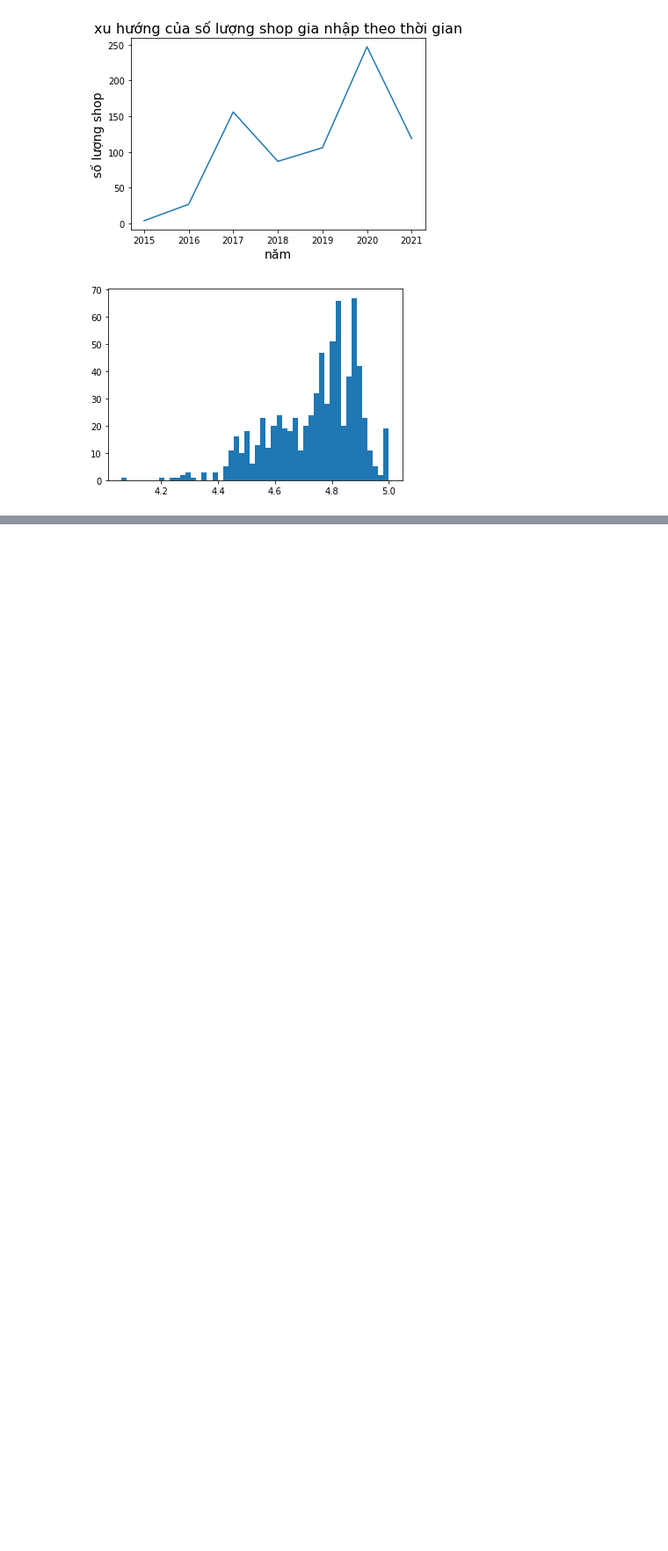
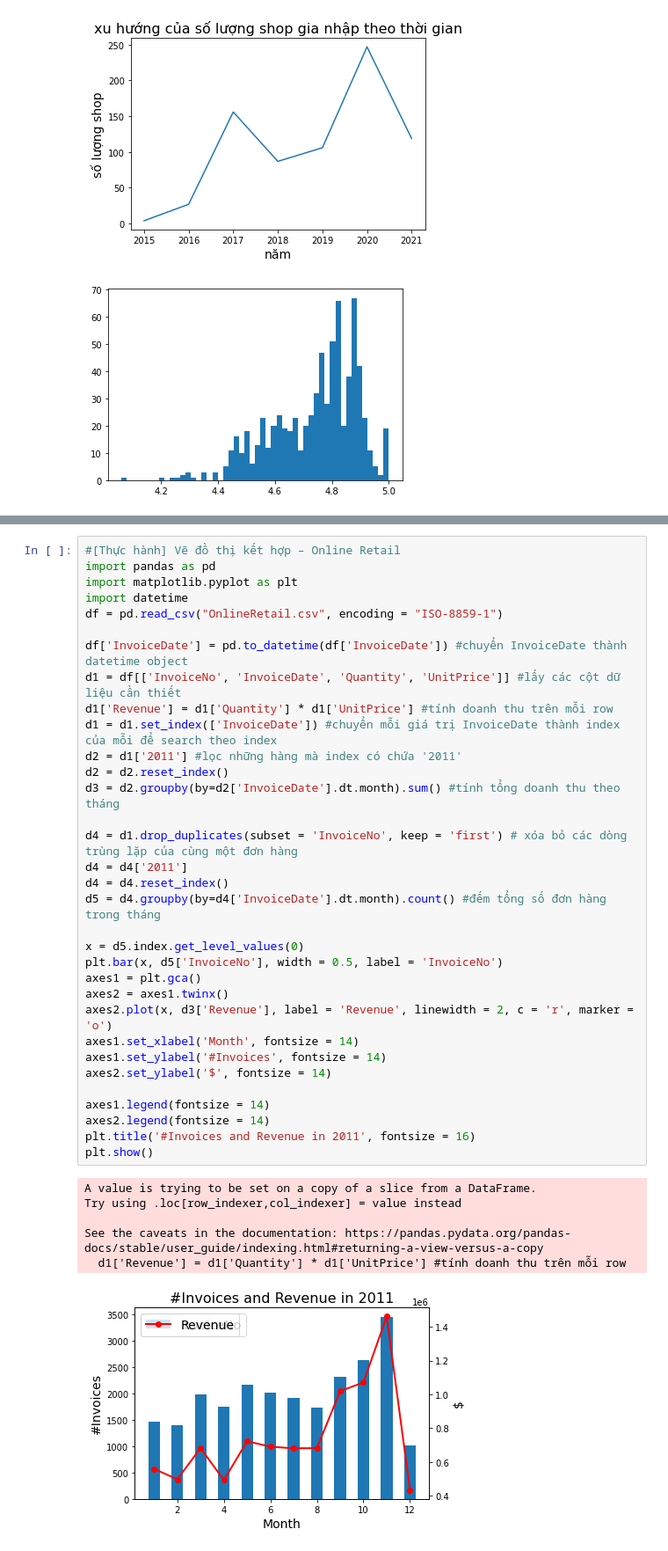
Before and after one commit to KimKieu123/DA30092022, a Jupyter notebook: BT Learn.ipynb, the cells around one changed output, grey strips where cells are left out. Shown at 88% size. Saved outputs shown, nothing was run; the diff lists cells and outputs as text; blank space fills up the shorter version.

```diff
--- a/BT Learn.ipynb
+++ b/BT Learn.ipynb
@@ -1833,0 +1834,40 @@ plt.show()
+# %%
+#[Thực hành] Vẽ đồ thị kết hợp – Online Retail
+import pandas as pd
+import matplotlib.pyplot as plt
+import datetime
+df = pd.read_csv("OnlineRetail.csv", encoding = "ISO-8859-1")
+
+df['InvoiceDate'] = pd.to_datetime(df['InvoiceDate']) #chuyển InvoiceDate thành datetime object
+d1 = df[['InvoiceNo', 'InvoiceDate', 'Quantity', 'UnitPrice']] #lấy các cột dữ liệu cần thiết
+d1['Revenue'] = d1['Quantity'] * d1['UnitPrice'] #tính doanh thu trên mỗi row
+d1 = d1.set_index(['InvoiceDate']) #chuyển mỗi giá trị InvoiceDate thành index của mỗi để search theo index
+d2 = d1['2011'] #lọc những hàng mà index có chứa '2011'
+d2 = d2.reset_index()
+d3 = d2.groupby(by=d2['InvoiceDate'].dt.month).sum() #tính tổng doanh thu theo tháng
+
+d4 = d1.drop_duplicates(subset = 'InvoiceNo', keep = 'first') # xóa bỏ các dòng trùng lặp của cùng một đơn hàng
+d4 = d4['2011']
+d4 = d4.reset_index()
+d5 = d4.groupby(by=d4['InvoiceDate'].dt.month).count() #đếm tổng số đơn hàng trong tháng
+
+x = d5.index.get_level_values(0)
+plt.bar(x, d5['InvoiceNo'], width = 0.5, label = 'InvoiceNo')
+axes1 = plt.gca()
+axes2 = axes1.twinx()
+axes2.plot(x, d3['Revenue'], label = 'Revenue', linewidth = 2, c = 'r', marker = 'o')
+axes1.set_xlabel('Month', fontsize = 14)
+axes1.set_ylabel('#Invoices', fontsize = 14)
+axes2.set_ylabel('$', fontsize = 14)
+
+axes1.legend(fontsize = 14)
+axes2.legend(fontsize = 14)
+plt.title('#Invoices and Revenue in 2011', fontsize = 16)
+plt.show()
+# %% [output]
+A value is trying to be set on a copy of a slice from a DataFrame.
+Try using .loc[row_indexer,col_indexer] = value instead
+
+See the caveats in the documentation: https://pandas.pydata.org/pandas-docs/stable/user_guide/indexing.html#returning-a-view-versus-a-copy
+  d1['Revenue'] = d1['Quantity'] * d1['UnitPrice'] #tính doanh thu trên mỗi row
+[figure, added]
```
Also changed, not shown: parts of 2 cells of this notebook, 4 other files.
